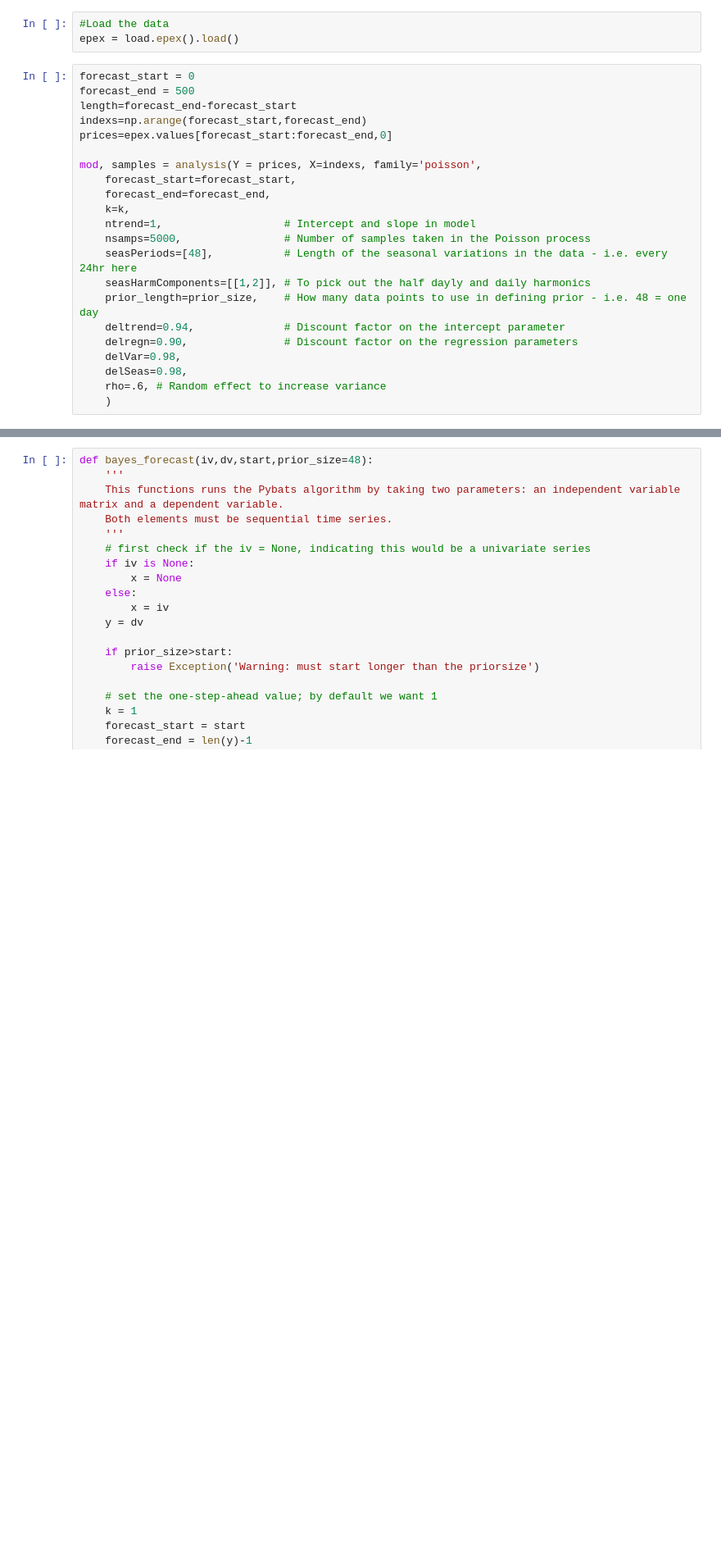
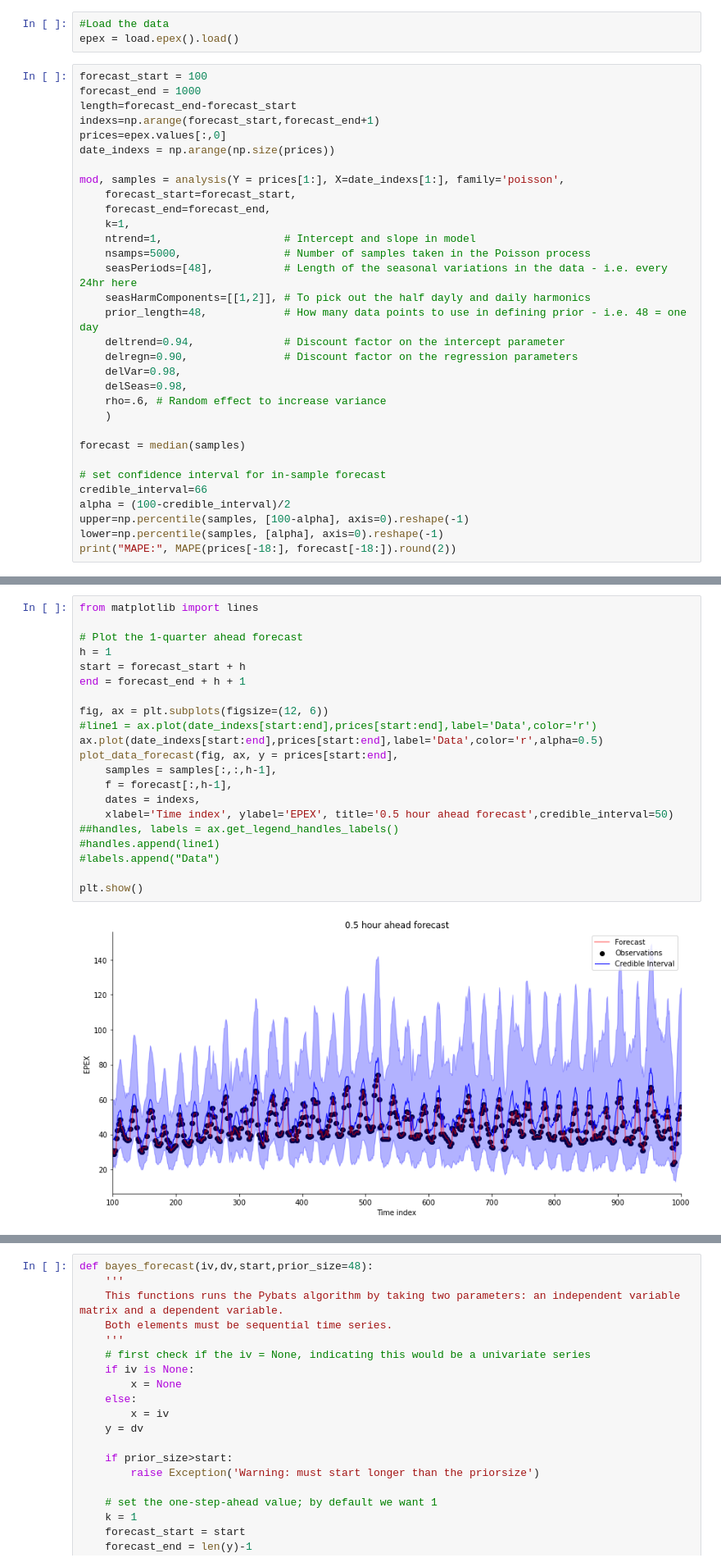
Before and after one commit to rlaker/Hackathon, a Jupyter notebook: Notebooks/forecast.ipynb, the cells around one changed output, grey strips where cells are left out. Shown at 82% size. Saved outputs shown, nothing was run; the diff lists cells and outputs as text; blank space fills up the shorter version.

Commit message:
Updating forecasting

```diff
--- a/Notebooks/forecast.ipynb
+++ b/Notebooks/forecast.ipynb
@@ -20,24 +20,34 @@ from pybats.plot import *
 #Load the data
 epex = load.epex().load()
 # %%
-forecast_start = 0
-forecast_end = 500
+forecast_start = 100
+forecast_end = 1000
 length=forecast_end-forecast_start
-indexs=np.arange(forecast_start,forecast_end)
-prices=epex.values[forecast_start:forecast_end,0]
+indexs=np.arange(forecast_start,forecast_end+1)
+prices=epex.values[:,0]
+date_indexs = np.arange(np.size(prices))
 
-mod, samples = analysis(Y = prices, X=indexs, family='poisson',
+mod, samples = analysis(Y = prices[1:], X=date_indexs[1:], family='poisson',
     forecast_start=forecast_start,
     forecast_end=forecast_end,
-    k=k,
+    k=1,
     ntrend=1,                   # Intercept and slope in model
     nsamps=5000,                # Number of samples taken in the Poisson process
     seasPeriods=[48],           # Length of the seasonal variations in the data - i.e. every 24hr here
     seasHarmComponents=[[1,2]], # To pick out the half dayly and daily harmonics
-    prior_length=prior_size,    # How many data points to use in defining prior - i.e. 48 = one day
+    prior_length=48,            # How many data points to use in defining prior - i.e. 48 = one day
     deltrend=0.94,              # Discount factor on the intercept parameter
     delregn=0.90,               # Discount factor on the regression parameters
     delVar=0.98,
     delSeas=0.98,
     rho=.6, # Random effect to increase variance
     )
+
+forecast = median(samples)
+
+# set confidence interval for in-sample forecast
+credible_interval=66
+alpha = (100-credible_interval)/2
+upper=np.percentile(samples, [100-alpha], axis=0).reshape(-1)
+lower=np.percentile(samples, [alpha], axis=0).reshape(-1)
+print("MAPE:", MAPE(prices[-18:], forecast[-18:]).round(2))
@@ -43,0 +57,23 @@ mod, samples = analysis(Y = prices, X=indexs, family='poisson',
+# %%
+from matplotlib import lines
+
+# Plot the 1-quarter ahead forecast
+h = 1
+start = forecast_start + h
+end = forecast_end + h + 1
+
+fig, ax = plt.subplots(figsize=(12, 6))
+#line1 = ax.plot(date_indexs[start:end],prices[start:end],label='Data',color='r')
+ax.plot(date_indexs[start:end],prices[start:end],label='Data',color='r',alpha=0.5)
+plot_data_forecast(fig, ax, y = prices[start:end],
+    samples = samples[:,:,h-1],
+    f = forecast[:,h-1],
+    dates = indexs,
+    xlabel='Time index', ylabel='EPEX', title='0.5 hour ahead forecast',credible_interval=50)
+##handles, labels = ax.get_legend_handles_labels()
+#handles.append(line1)
+#labels.append("Data")
+
+plt.show()
+# %% [output]
+[figure, added]
```
Also changed, not shown: parts of 3 cells of this notebook.
